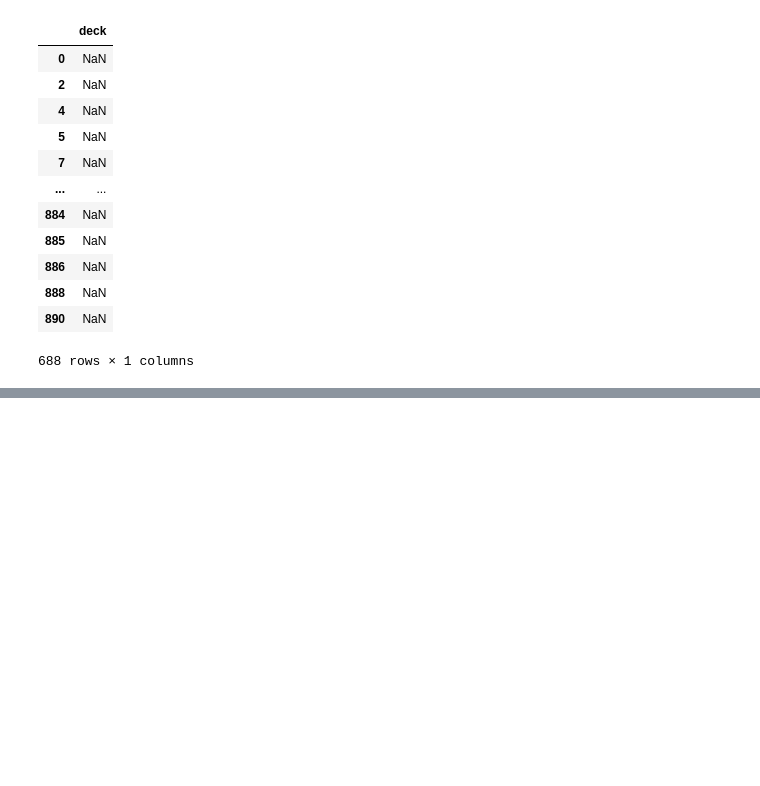
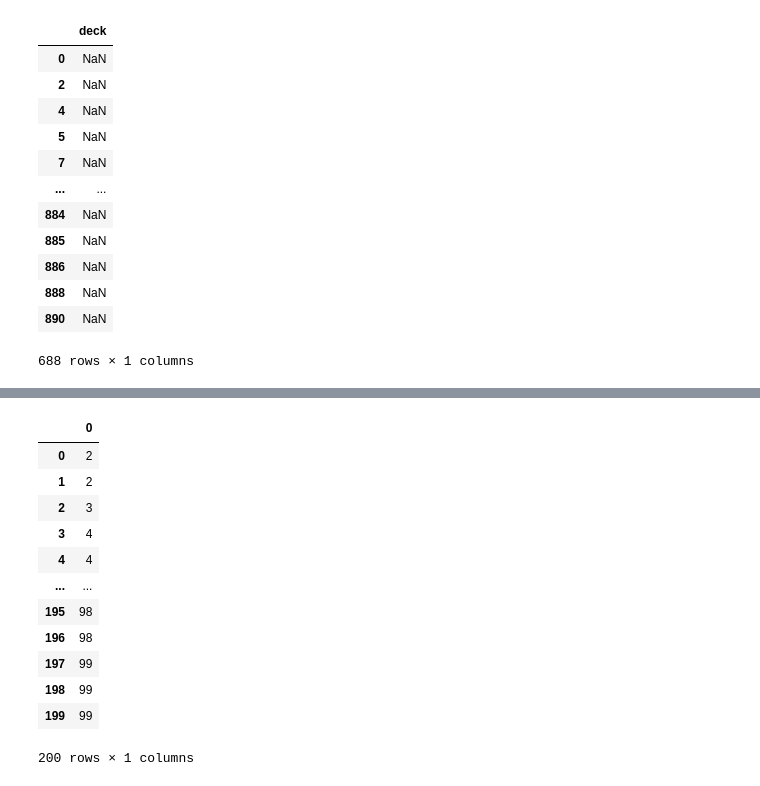
Before and after one commit to gauravgulia26/DataScience_Toolkit, a Jupyter notebook: libraries/pandas/pandas_day1.ipynb, the cells around one changed output, grey strips where cells are left out. Cells and saved outputs as stored; diff of their text form; code cells hidden in the pictures; blank space fills up the shorter version.

```diff
--- a/libraries/pandas/pandas_day1.ipynb
+++ b/libraries/pandas/pandas_day1.ipynb
@@ -663,0 +863,16 @@ new_df.loc[new_df["deck"].isna(), ["deck"]]
+# %%
+data
+# %% [output]
+|  | 0 |
+| 0 | 2 |
+| 1 | 2 |
+| 2 | 3 |
+| 3 | 4 |
+| 4 | 4 |
+| ... | ... |
+| 195 | 98 |
+| 196 | 98 |
+| 197 | 99 |
+| 198 | 99 |
+| 199 | 99 |
+200 rows × 1 columns
```
Also changed, not shown: parts of 66 cells of this notebook, 2 other files.
